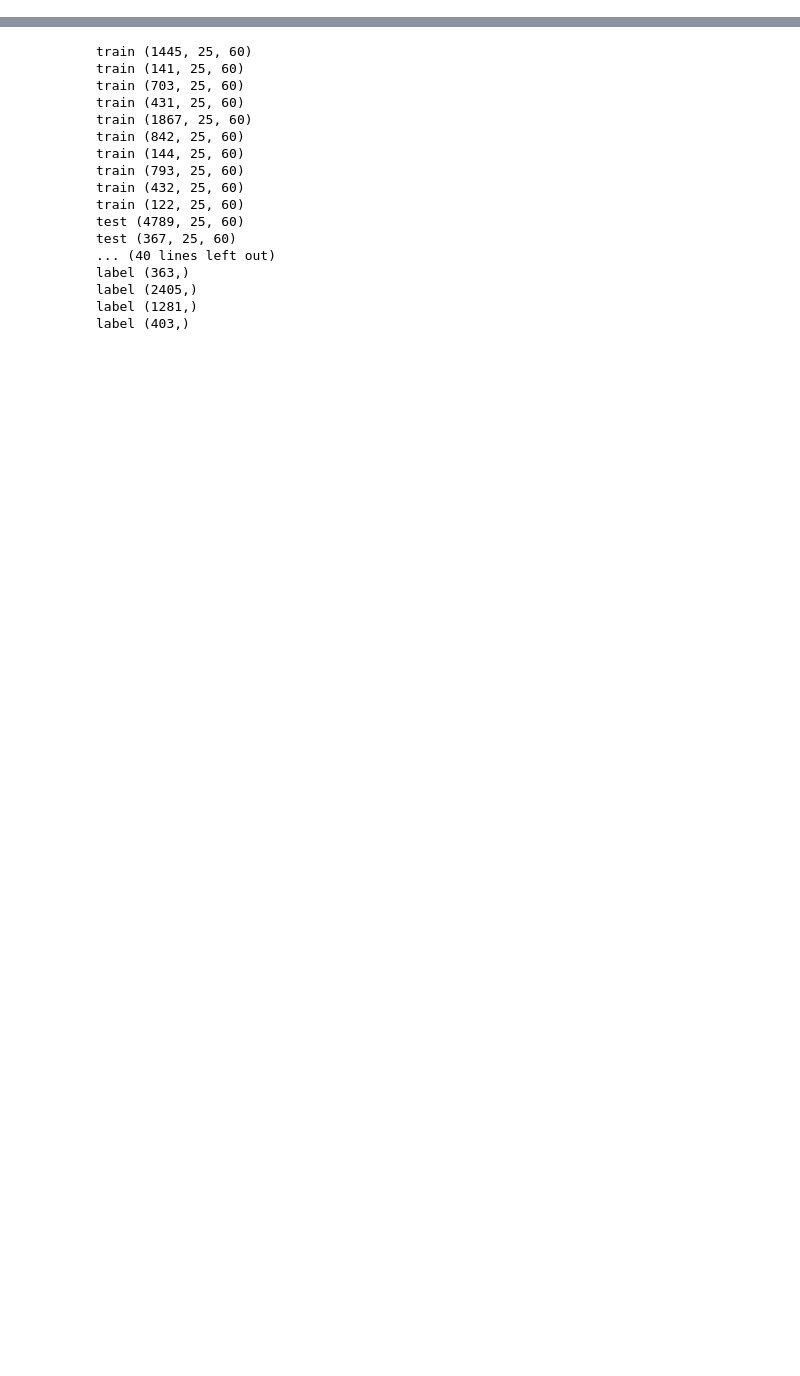
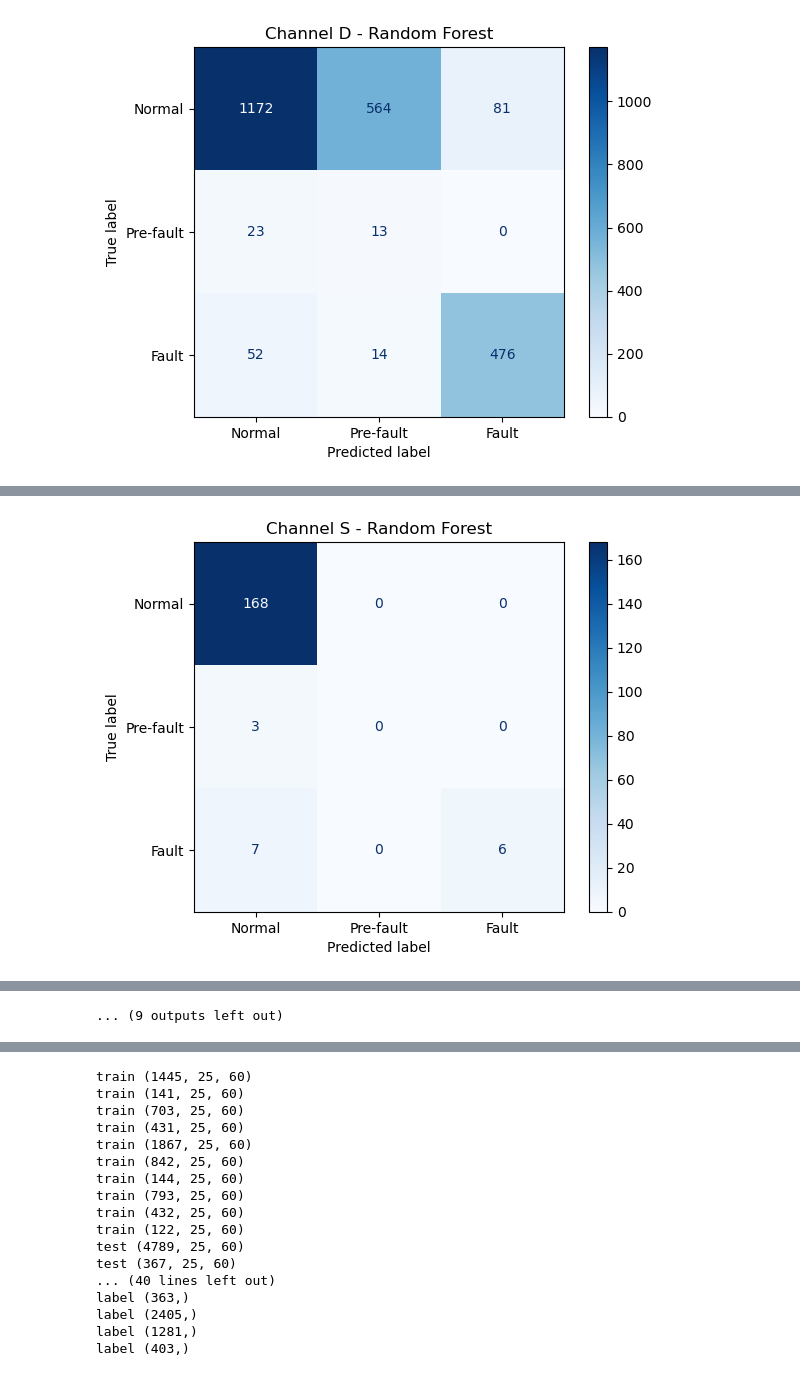
Before and after one commit to haruta-otaki/Anomaly-Detection-and-Prognostics-in-Spacecraft-Telemetry-Data, a Jupyter notebook: model.ipynb, the cells around one changed output, grey strips where cells are left out. Cells and saved outputs as stored; diff of their text form; code cells hidden in the pictures; blank space fills up the shorter version.

```diff
--- a/model.ipynb
+++ b/model.ipynb
@@ -290,0 +430,16 @@ def create_windows(training_dfs, test_dfs, window_size, window_overlap, label_df
+# %%
+# Scale the transformed features
+X_fit_train_prog = {}
+X_fit_test_prog = {}
+
+for channel in X_transform_train_prog:
+    X_transform_train = X_transform_train_prog[channel]
+    X_transform_test = X_transform_test_prog[channel]
+    scaler = MinMaxScaler()
+    scaler.fit(X_transform_train)
+    X_fit_train = scaler.transform(X_transform_train)
+    X_fit_test = scaler.transform(X_transform_test)
+
+    X_fit_train_prog[channel] = X_fit_train
+    X_fit_test_prog[channel] = X_fit_test
+    print(f"Channel {channel}: Scaled")
@@ -290,0 +469,61 @@ def create_windows(training_dfs, test_dfs, window_size, window_overlap, label_df
+# %%
+# Import supervised learning models
+from sklearn.ensemble import RandomForestClassifier
+from sklearn.svm import SVC
+from sklearn.linear_model import LogisticRegression
+from sklearn.metrics import classification_report, confusion_matrix, ConfusionMatrixDisplay
+import matplotlib.pyplot as plt
+
+# Train Random Forest for multi-class prognostics
+print("Random Forest Classifier - 3-Class Prognostics")
+
+for channel in X_fit_train_prog:
+    X_train = X_fit_train_prog[channel]
+    X_test = X_fit_test_prog[channel]
+    y_train = np.zeros(len(X_train))  # All training data is normal (unsupervised assumption)
+    y_test = y_true_label_prog_dict[channel]
+
+    # Random Forest can handle the imbalanced classes
+    clf = RandomForestClassifier(
+        n_estimators=100,
+        max_depth=10,
+        class_weight='balanced',  # Handle class imbalance
+        random_state=42,
+        n_jobs=-1
+    )
+
+    # For supervised learning, we need labelled training data
+    # We'll use a semi-supervised approach: treat training as "normal" only
+    # This is a limitation - ideally we'd have labelled training data
+    # For now, let's train on the test set itself (not ideal but demonstrates the approach)
+
+    # Split test set for demo purposes (normally you'd have separate labelled training data)
+    from sklearn.model_selection import train_test_split
+    X_train_labeled, X_test_labeled, y_train_labeled, y_test_labeled = train_test_split(
+        X_test, y_test, test_size=0.5, random_state=42, stratify=y_test
+    )
+
+    clf.fit(X_train_labeled, y_train_labeled)
+    y_pred = clf.predict(X_test_labeled)
+
+    print(f"Channel: {channel}")
+    print(classification_report(y_test_labeled, y_pred,
+                                target_names=['Normal', 'Pre-fault', 'Fault'],
+                                zero_division=0))
+
+    # Confusion matrix
+    cm = confusion_matrix(y_test_labeled, y_pred)
+    disp = ConfusionMatrixDisplay(confusion_matrix=cm,
+                                   display_labels=['Normal', 'Pre-fault', 'Fault'])
+    disp.plot(cmap='Blues')
+    plt.title(f'Channel {channel} - Random Forest')
+    plt.show()
+
+    # Show class-wise performance
+    print("\nPer-class metrics:")
+    for i, class_name in enumerate(['Normal', 'Pre-fault', 'Fault']):
+        mask = y_test_labeled == i
+        if mask.sum() > 0:
+            accuracy = (y_pred[mask] == i).sum() / mask.sum()
+            print(f"  {class_name}: {accuracy:.2%} correct ({mask.sum()} samples)")
+# %% [output]
@@ -290,0 +547 @@ def create_windows(training_dfs, test_dfs, window_size, window_overlap, label_df
+[figure, added]
@@ -290,0 +565 @@ def create_windows(training_dfs, test_dfs, window_size, window_overlap, label_df
+[figure, added]
@@ -290,0 +638 @@ def create_windows(training_dfs, test_dfs, window_size, window_overlap, label_df
+... (9 outputs left out)
```
Also changed, not shown: parts of 44 cells of this notebook.
